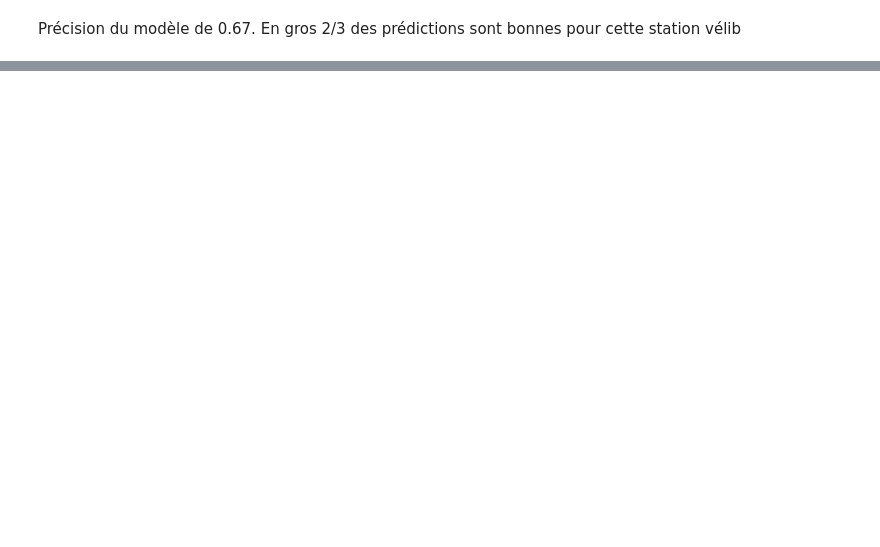
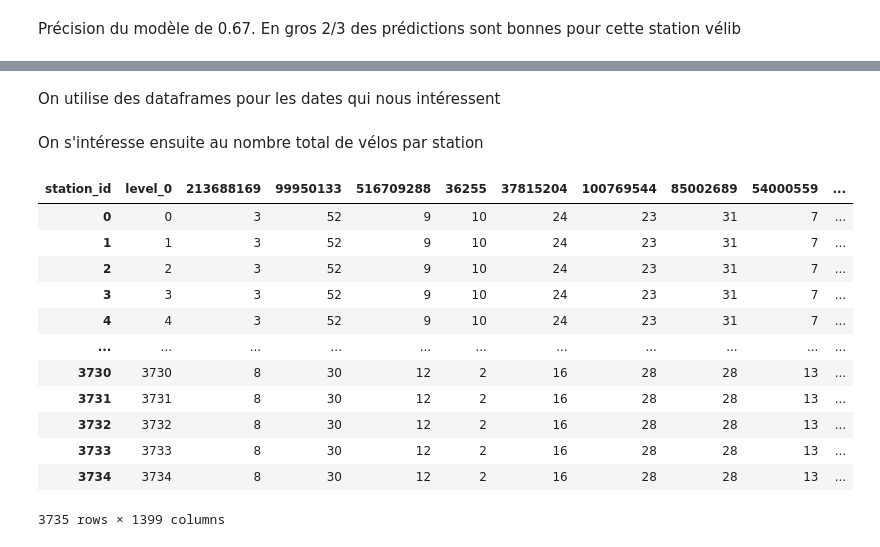
Before and after one commit to mathispuissant/StatApp, a Jupyter notebook: Analyse spatiale Romain.ipynb, the cells around one changed output, grey strips where cells are left out. Saved outputs shown, nothing was run; the diff lists cells and outputs as text; code cells hidden in the pictures; blank space fills up the shorter version.

```diff
--- a/Analyse spatiale Romain.ipynb
+++ b/Analyse spatiale Romain.ipynb
@@ -365,0 +373,27 @@ recall_score(y_test, y_prediction, average = 'weighted')
+# %%
+# Création d'une fonction pour convertir le format des données en un dictionnaire.
+def to_dictionary(jour):
+    """transformer le format en dico"""
+    try :
+        dictionary = eval(jour)
+    except:
+        dictionary = {'mechanical': 0, 'ebike': 0}
+
+    return dictionary
+
+# Mise en forme du dataframe velib en mettant le nombre de vélos dans un dictionnaire
+col_vide='[{}, {}]'
+colonnes_vides=[]
+for j in velib.columns:
+    if velib[j][0]==col_vide:
+        print(j)
+        colonnes_vides.append(j)
+velib=velib.drop(colonnes_vides,axis=1)
+
+# On applique la fonction pour convertir en dictionnaire
+longueur_du_dataframe = len(velib.iloc[1])
+for i,j in enumerate(velib.columns[1:]):
+    velib[j] = [to_dictionary(i) for i in velib[j]]
+
+# On copie le dataframe pour l'utiliser ensuite
+tous_les_velibs = velib.copy()
@@ -365,0 +426,2 @@ recall_score(y_test, y_prediction, average = 'weighted')
+# %% [markdown]
+On utilise des dataframes pour les dates qui nous intéressent
@@ -365,0 +431,2 @@ recall_score(y_test, y_prediction, average = 'weighted')
+# %% [markdown]
+On s'intéresse ensuite au nombre total de vélos par station
@@ -365,0 +442,16 @@ recall_score(y_test, y_prediction, average = 'weighted')
+# %%
+df_t1
+# %% [output]
+| station_id | level_0 | 213688169 | 99950133 | 516709288 | 36255 | 37815204 | 100769544 | 85002689 | 54000559 | ... |
+| 0 | 0 | 3 | 52 | 9 | 10 | 24 | 23 | 31 | 7 | ... |
+| 1 | 1 | 3 | 52 | 9 | 10 | 24 | 23 | 31 | 7 | ... |
+| 2 | 2 | 3 | 52 | 9 | 10 | 24 | 23 | 31 | 7 | ... |
+| 3 | 3 | 3 | 52 | 9 | 10 | 24 | 23 | 31 | 7 | ... |
+| 4 | 4 | 3 | 52 | 9 | 10 | 24 | 23 | 31 | 7 | ... |
+| ... | ... | ... | ... | ... | ... | ... | ... | ... | ... | ... |
+| 3730 | 3730 | 8 | 30 | 12 | 2 | 16 | 28 | 28 | 13 | ... |
+| 3731 | 3731 | 8 | 30 | 12 | 2 | 16 | 28 | 28 | 13 | ... |
+| 3732 | 3732 | 8 | 30 | 12 | 2 | 16 | 28 | 28 | 13 | ... |
+| 3733 | 3733 | 8 | 30 | 12 | 2 | 16 | 28 | 28 | 13 | ... |
+| 3734 | 3734 | 8 | 30 | 12 | 2 | 16 | 28 | 28 | 13 | ... |
+3735 rows × 1399 columns
```
Also changed, not shown: parts of 57 cells of this notebook.
